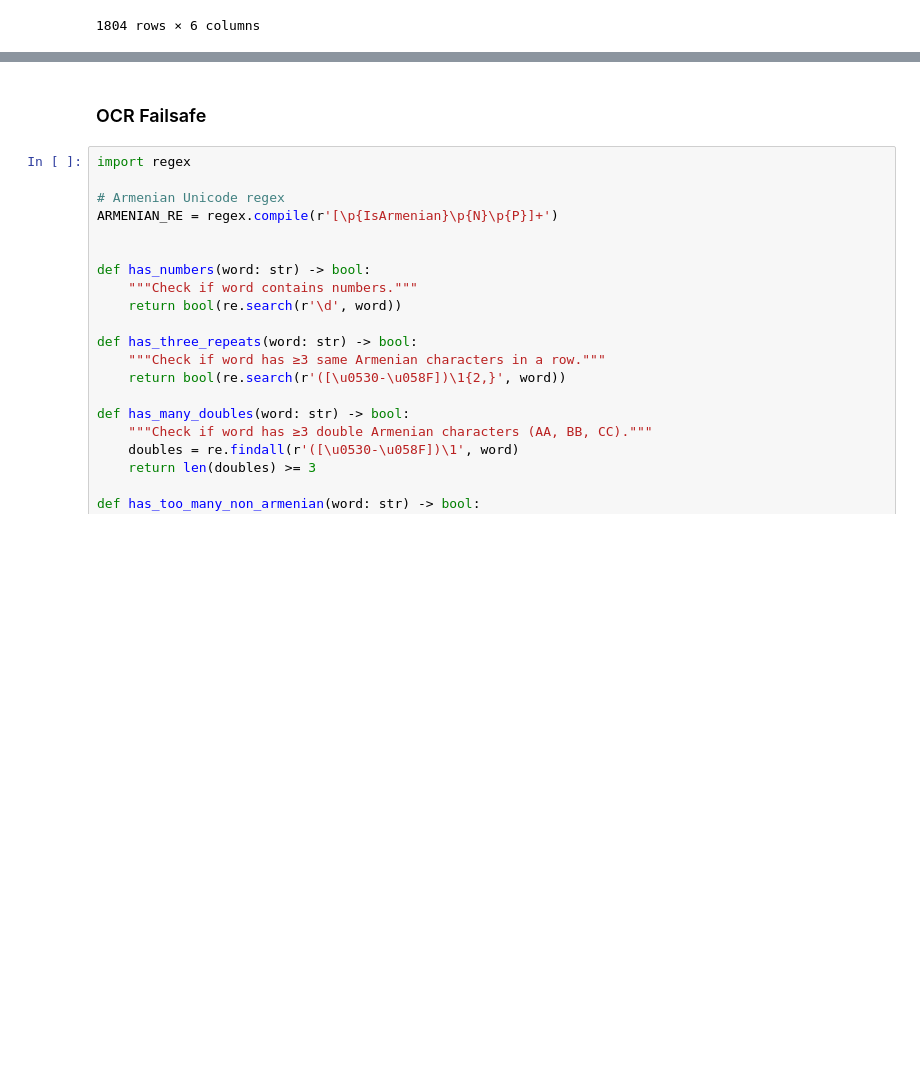
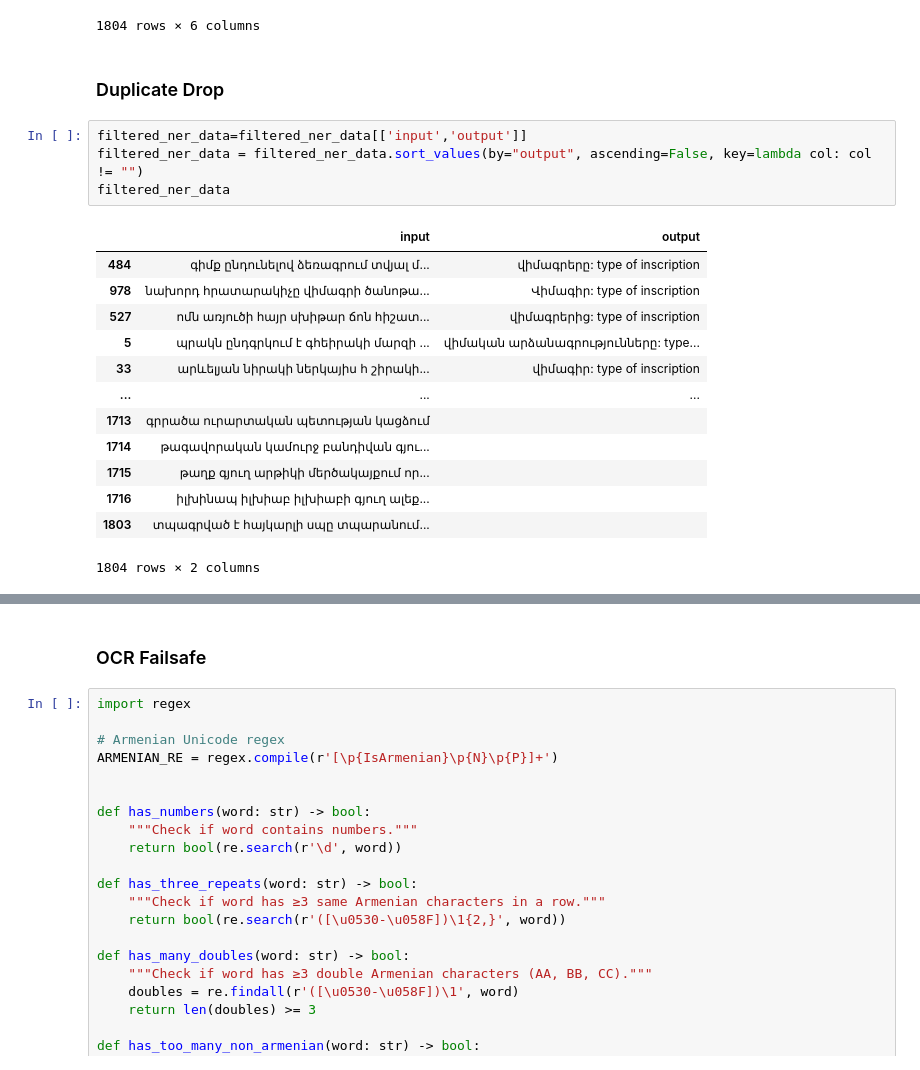
Before and after one commit to dhlab-epfl/dhlab-epigraphy-studies, a Jupyter notebook: preprocessing/Text Cleaning/EDA.ipynb, the cells around one changed output, grey strips where cells are left out. Saved outputs shown, nothing was run; the diff lists cells and outputs as text; blank space fills up the shorter version.

Commit message:
Drop duplicates

```diff
--- a/preprocessing/Text Cleaning/EDA.ipynb
+++ b/preprocessing/Text Cleaning/EDA.ipynb
@@ -621,3 +621,23 @@ filtered_ner_data
 | 1802 | էջադրումը և ձևավորումը արթուր հար... |  | 216 | 5 | 0.0 | 1.0 |
 | 1803 | տպագրված է հայկարլի սպը տպարանում... |  | 216 | 6 | 0.0 | 1.0 |
 1804 rows × 6 columns
+# %% [markdown]
+### Duplicate Drop
+# %%
+filtered_ner_data=filtered_ner_data[['input','output']]
+filtered_ner_data = filtered_ner_data.sort_values(by="output", ascending=False, key=lambda col: col != "")
+filtered_ner_data
+# %% [output]
+|  | input | output |
+| 484 | գիմք ընդունելով ձեռագրում տվյալ մ... | վիմագրերը: type of inscription |
+| 978 | նախորդ հրատարակիչը վիմագրի ծանոթա... | Վիմագիր: type of inscription |
+| 527 | ոմն առյուծի հայր սխիթար ճոն հիշատ... | վիմագրերից: type of inscription |
+| 5 | պրակն ընդգրկում է գհեիրակի մարզի ... | վիմական արձանագրությունները: type... |
+| 33 | արևելյան նիրակի ներկայիս հ շիրակի... | վիմագիր: type of inscription |
+| ... | ... | ... |
+| 1713 | գրրածա ուրարտական պետության կացձում |  |
+| 1714 | թագավորական կամուրջ բանդիվան գյու... |  |
+| 1715 | թաղք գյուղ արթիկի մերծակայքում որ... |  |
+| 1716 | իլխինապ իլխիաբ իլխիաբի գյուղ ալեք... |  |
+| 1803 | տպագրված է հայկարլի սպը տպարանում... |  |
+1804 rows × 2 columns
```
Also changed, not shown: parts of 2 cells of this notebook, 1 other file.
